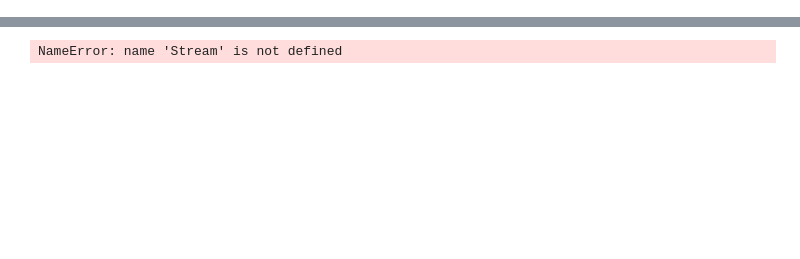
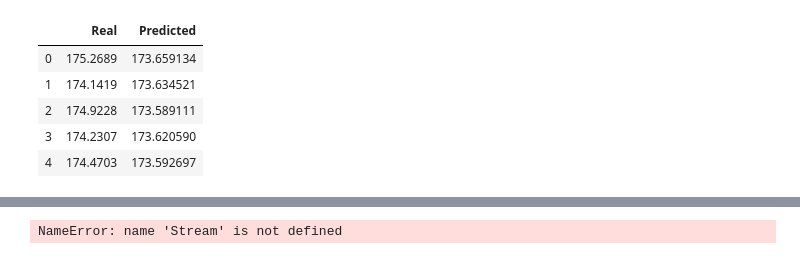
Before and after one commit to awanzek/FinTech_Project2, a Jupyter notebook: dashboard.ipynb, the cells around one changed output, grey strips where cells are left out. Saved outputs shown, nothing was run; the diff lists cells and outputs as text; code cells hidden in the pictures; blank space fills up the shorter version.

```diff
--- a/dashboard.ipynb
+++ b/dashboard.ipynb
@@ -269,0 +349,3 @@ trading_signals_df.tail()
+# %%
+# Compile the model
+model.compile(optimizer="adam", loss="mean_squared_error")
@@ -269,0 +408,14 @@ trading_signals_df.tail()
+# %%
+# Create a DataFrame of Real and Predicted values
+stocks = pd.DataFrame({
+    "Real": real_prices.ravel(),
+    "Predicted": predicted_prices.ravel()
+})
+stocks.head()
+# %% [output]
+|  | Real | Predicted |
+| 0 | 175.2689 | 173.659134 |
+| 1 | 174.1419 | 173.634521 |
+| 2 | 174.9228 | 173.589111 |
+| 3 | 174.2307 | 173.620590 |
+| 4 | 174.4703 | 173.592697 |
```
Also changed, not shown: parts of 25 cells of this notebook.
